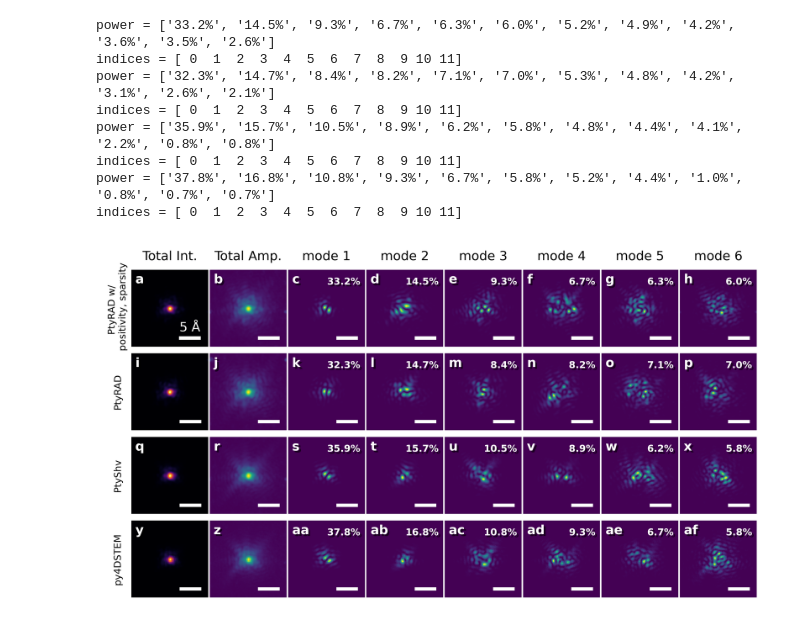
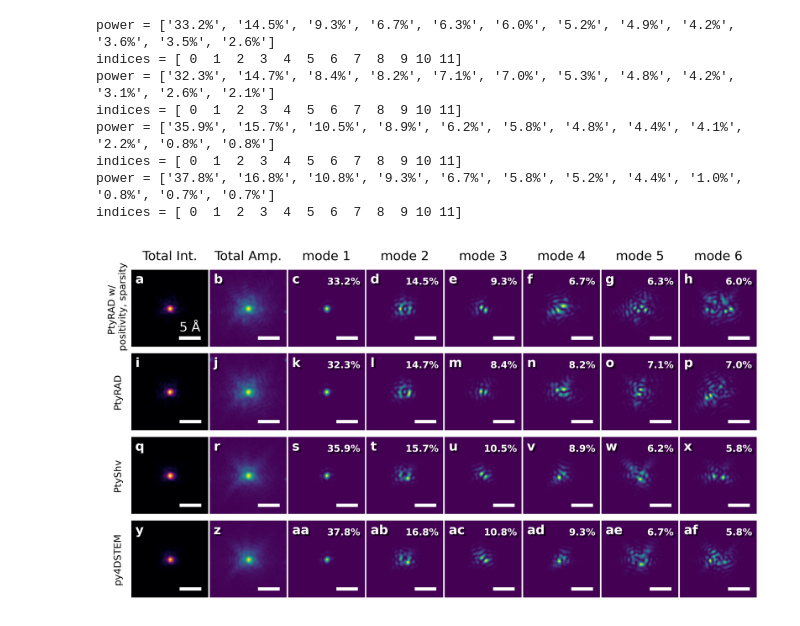
Before and after one commit to chiahao3/ptyrad_paper, a Jupyter notebook: 04_plotting/figure_mixed_probes.ipynb, the cells around one changed output. Drawn from its saved outputs; the diff is of its cells as text; code cells hidden in the pictures.

Commit message:
Fix the displayed panel indices of probe modes

```diff
--- a/04_plotting/figure_mixed_probes.ipynb
+++ b/04_plotting/figure_mixed_probes.ipynb
@@ -146,7 +146,7 @@ for i, row_label in enumerate(row_labels):
         elif j == 1:
             ax.imshow(probe_amp, cmap=amp_cmap, origin='upper')
         else:
-            ax.imshow(probe_modes[j], cmap=amp_cmap, origin='upper')
+            ax.imshow(probe_modes[j-2], cmap=amp_cmap, origin='upper')
             # power label
             pow_str = f'{probe_pow[j-2]:.1%}'
             ax.text(120 + shadow_offset[0], 12 + shadow_offset[1], pow_str, color='black', fontsize=fontsize_power_label, fontweight='bold', va='top', ha='right', alpha=0.6)
@@ -156,31 +156,31 @@ for i, row_label in enumerate(row_labels):
         # mode label for the top row
         if i == 0:
             ax.set_title(mode_label, fontsize=fontsize_mode_label)
 
         # Panel label
         ax.text(6 + shadow_offset[0], 6 + shadow_offset[1], panel_labels[i, j], color='black', fontsize=fontsize_panel_label, fontweight='bold', va='top', ha='left', alpha=0.6)
         ax.text(6, 6, panel_labels[i, j], color='white', fontsize=fontsize_panel_label, fontweight='bold', va='top', ha='left')
 
         # Add scale bar
         if i == 0 and j == 0:
             scalebar = AnchoredSizeBar(ax.transData, scale_bar_length, scale_bar_label,
                                 loc='lower right', pad=0.5, color=scale_bar_color, frameon=False, size_vertical=3, label_top=True,
                                 fontproperties=fontprops)
         else:
             scalebar = AnchoredSizeBar(ax.transData, scale_bar_length, '',
                                     loc='lower right', pad=0.5, color=scale_bar_color, frameon=False, size_vertical=3, label_top=True,
                                     fontproperties=fontprops)
         ax.add_artist(scalebar)
 
         # Add row labels on the leftmost column
         if j == 0:
             ax.annotate(row_label, xy=(-0.18, 0.5), xycoords='axes fraction', fontsize=fontsize_row_label, ha='center', va='center', rotation=90)
 
 
 plt.savefig("05_figures/Fig_S09_mixed_probes_exp_a100.pdf", bbox_inches="tight")
 plt.savefig("05_figures/Fig_S09_mixed_probes_exp_a100.png", bbox_inches="tight")
 
 # Show the plot
 plt.show()
 # %% [output]
-[figure, old version]
+[figure, new version]
```
Also changed, not shown: 2 other files.
